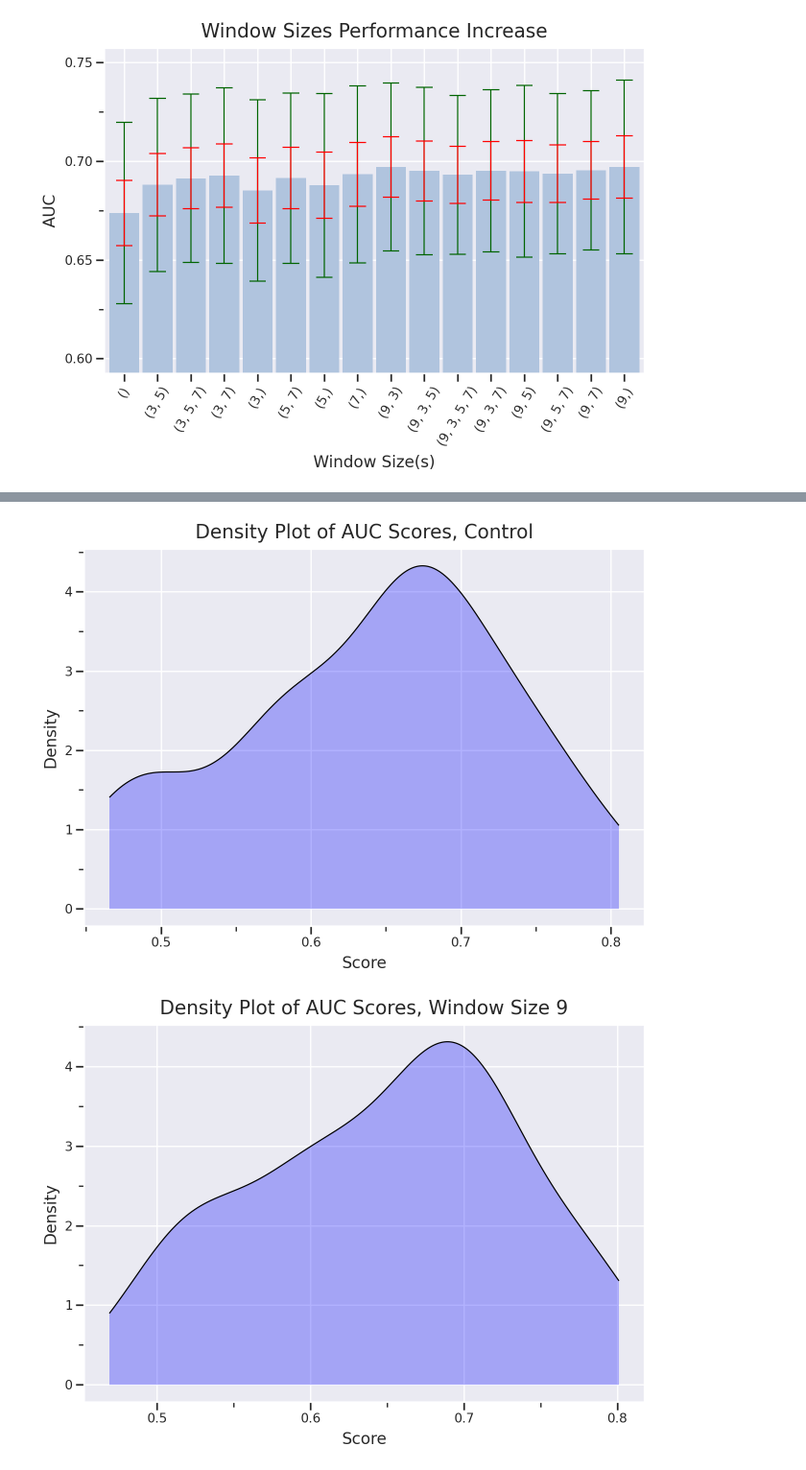
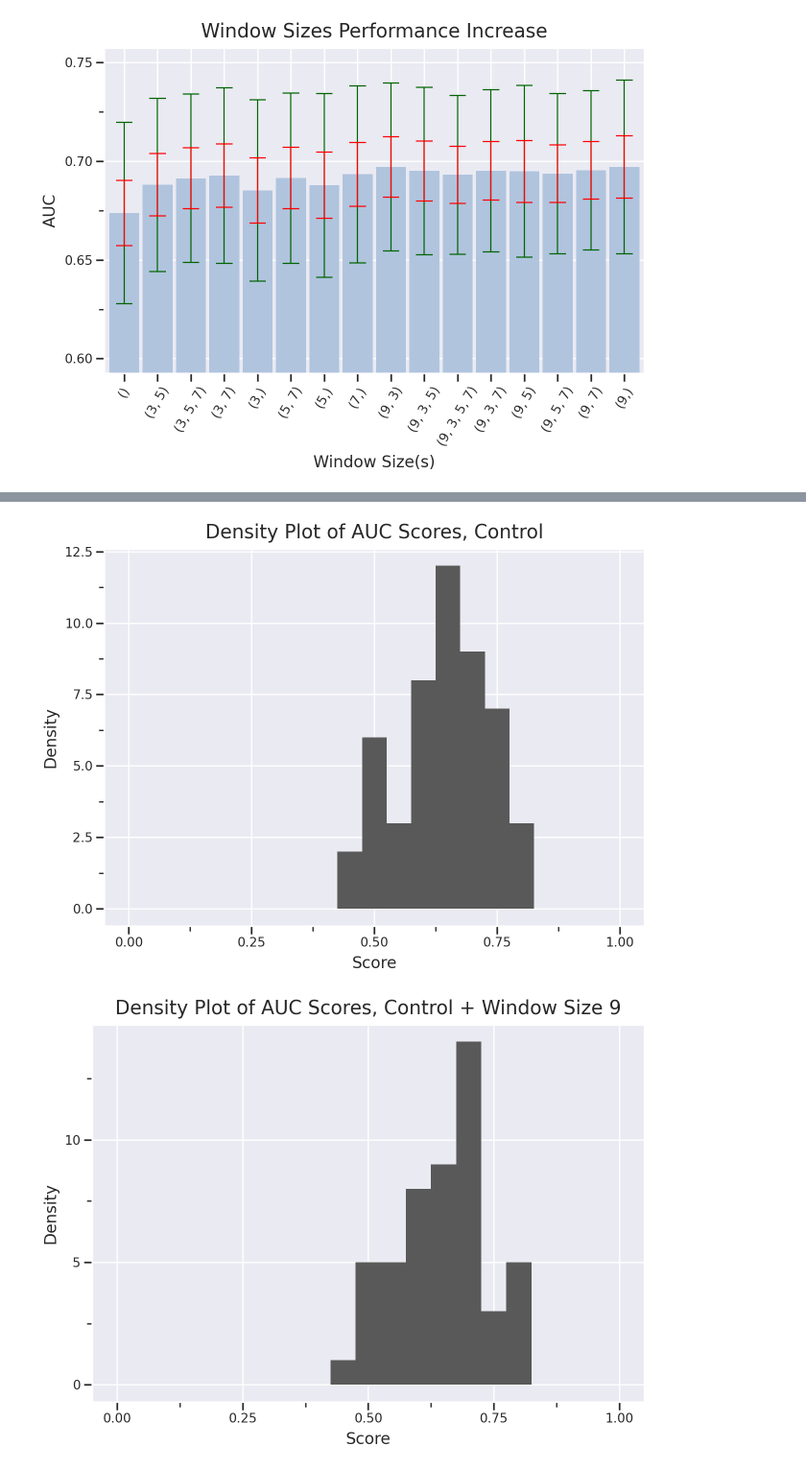
Before and after one commit to LuminousCodeGH/scientific-machine-learning-project, a Jupyter notebook: random_forest_window_experiment.ipynb, the cells around one changed output, grey strips where cells are left out. Shown at 96% size. Saved outputs shown, nothing was run; the diff lists cells and outputs as text; code cells hidden in the pictures.

```diff
--- a/random_forest_window_experiment.ipynb
+++ b/random_forest_window_experiment.ipynb
@@ -229,10 +244,12 @@ X_0 = select_window_sizes(X_non_windowed, [])
 X_09 = select_window_sizes(X_non_windowed, [9])
 
 print(hyperparam_results.iloc[0, 2])  # Size ()
+hyperparams_0 = {'criterion': 'gini', 'max_depth': 29, 'max_features': 'log2', 'min_samples_leaf': 67, 'n_estimators': 285}
 print(hyperparam_results.iloc[1, 2])  # Size (9,)
+hyperparams_09 = {'criterion': 'gini', 'max_depth': 45, 'max_features': 'log2', 'min_samples_leaf': 67, 'n_estimators': 300}
 
-model_0 = RandomForestClassifier(class_weight='balanced', criterion='gini', max_depth=29, max_features='log2', min_samples_leaf=67, n_estimators=285, n_jobs=-1)
-model_09 = RandomForestClassifier(class_weight='balanced', criterion='gini', max_depth=45, max_features='log2', min_samples_leaf=67, n_estimators=300, n_jobs=-1)
+model_0 = RandomForestClassifier(class_weight='balanced', n_jobs=-1, **hyperparams_0)
+model_09 = RandomForestClassifier(class_weight='balanced', n_jobs=-1, **hyperparams_09)
 
 if not os.path.exists(f'./data/{result_file_control}.csv') or not os.path.exists(f'./data/{result_file_control}.csv'):
 	print('Running 0 model...')
@@ -276,8 +295,10 @@ else:
 	hyperparam_results = pd.read_csv(f'./data/{results_file_hyperparam_9}.csv')
 
 # If there is an error here, it is most likely because Pandas is shit at importing complex data types
+print(hyperparam_results.iloc[0, 2])
 result_file_single = 'results_9'
-model_9 = RandomForestClassifier(class_weight='balanced', n_jobs=-1, **hyperparam_results.iloc[0, 2])
+hyperparams_9 = {'criterion': 'gini', 'max_depth': 5, 'max_features': 'log2', 'min_samples_leaf': 67, 'n_estimators': 50}
+model_9 = RandomForestClassifier(class_weight='balanced', n_jobs=-1, **hyperparams_9)
 
 if not os.path.exists(f'./data/{result_file_single}.csv'):
 	print('Running 0 model...')
@@ -310,28 +315,32 @@ Performing on fold=49
 # %%
-from plotnine import ggplot, aes, geom_bar, geom_errorbar, labs, theme_seaborn, ylim, facet_wrap, geom_density
+from plotnine import ggplot, aes, geom_bar, geom_errorbar, labs, theme_seaborn, ylim, xlim, facet_wrap, geom_density, geom_histogram
 # Create density plot using plotnine
-plot_0 = (ggplot(results_0, aes(x='auc')) +
-          geom_density(fill='blue', alpha=0.3) +  # Add density plot with transparency
-          theme_seaborn() +
-          labs(title='Density Plot of AUC Scores, Control', x='Score', y='Density'))
+def plot_density(df: pd.DataFrame, title: str, score: str='auc', x_limit: tuple[int, int]=(0, 1), **kwargs):
+    plot = (ggplot(df, aes(x=score)) +
+		geom_histogram(**kwargs) +  # Add density plot with transparency
+		theme_seaborn() +
+		labs(title=title, x='Score', y='Density') +
+		xlim(x_limit))
+    return plot
 
-display(plot_0)
+def plot_densities(dfs: list[pd.DataFrame], title: str, score: str='auc', x_limit: tuple[int, int]=(0, 1), **kwargs):
+	df = pd.concat(dfs)
+	plot = (ggplot(df, aes(x=score, fill='model')) +
+        geom_histogram(position='dodge', **kwargs) +
+		theme_seaborn() +
+		labs(title=title, x='Score', y='Density') +
+		xlim(x_limit))
+	return plot
 
-plot_09 = (ggplot(results_09, aes(x='auc')) +
-          geom_density(fill='blue', alpha=0.3) +  # Add density plot with transparency
-          theme_seaborn() +
-          labs(title='Density Plot of AUC Scores, Window Size 9', x='Score', y='Density'))
+results_0.loc[:, 'model'] = 'Simple PSSM'
+results_09.loc[:, 'model'] = 'Both'
+results_9.loc[:, 'model'] = 'WM9 PSSM'
 
-# Display the plot
-display(plot_09)
+display(plot_density(results_0, 'Density Plot of AUC Scores, Control', binwidth=0.05))
+display(plot_density(results_09, 'Density Plot of AUC Scores, Control + Window Size 9', binwidth=0.05))
+display(plot_density(results_9, 'Density Plot of AUC Scores, Window Size 9', binwidth=0.05))
 
-plot_9 = (ggplot(results_9, aes(x='auc')) +
-          geom_density(fill='blue', alpha=0.3) +  # Add density plot with transparency
-          theme_seaborn() +
-          labs(title='Density Plot of AUC Scores, Window Size 9', x='Score', y='Density'))
-
-results_0.loc[:, 'model'] = 'Control'
-results_09.loc[:, 'model'] = 'Window9'
+display(plot_densities([results_0, results_9, results_09], 'AUC Score Histogram, Different Window Features', binwidth=0.05))
 # %% [output]
-[figure, old version]
+[figure, new version]
-[figure, old version]
+[figure, new version]
```
Also changed, not shown: parts of 10 cells of this notebook.
